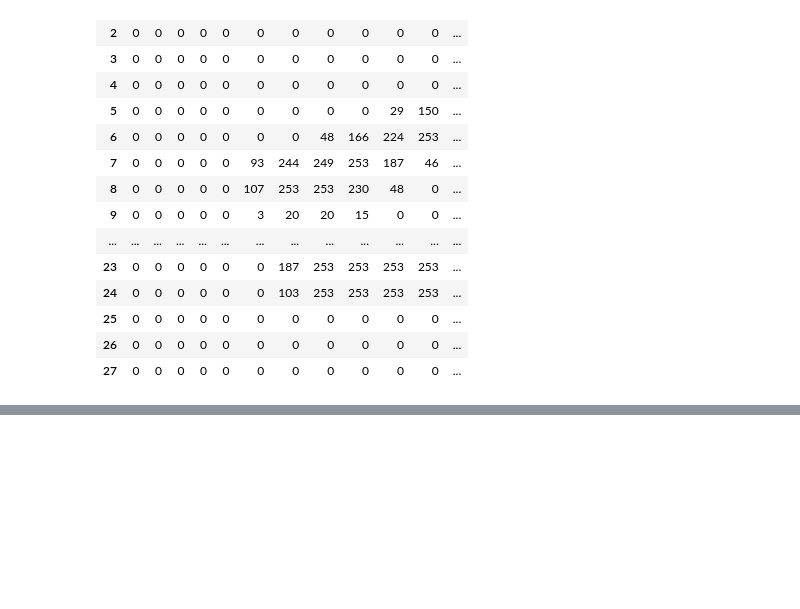
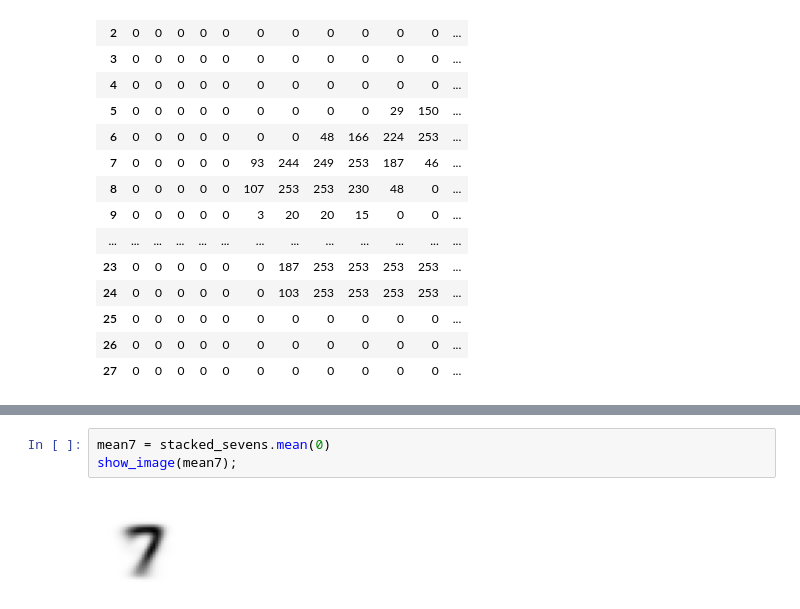
Before and after one commit to easonchangaf/dl-for-coder, a Jupyter notebook: ch04.ipynb, the cells around one changed output, grey strips where cells are left out. Drawn from its saved outputs; the diff is of its cells as text; blank space fills up the shorter version.

```diff
--- a/ch04.ipynb
+++ b/ch04.ipynb
@@ -81,0 +115,5 @@ df.style.set_properties(**{'font-size':'6pt'}).background_gradient('Greys')
+# %%
+mean7 = stacked_sevens.mean(0)
+show_image(mean7);
+# %% [output]
+[figure, added]
```
Also changed, not shown: parts of 10 cells of this notebook.
